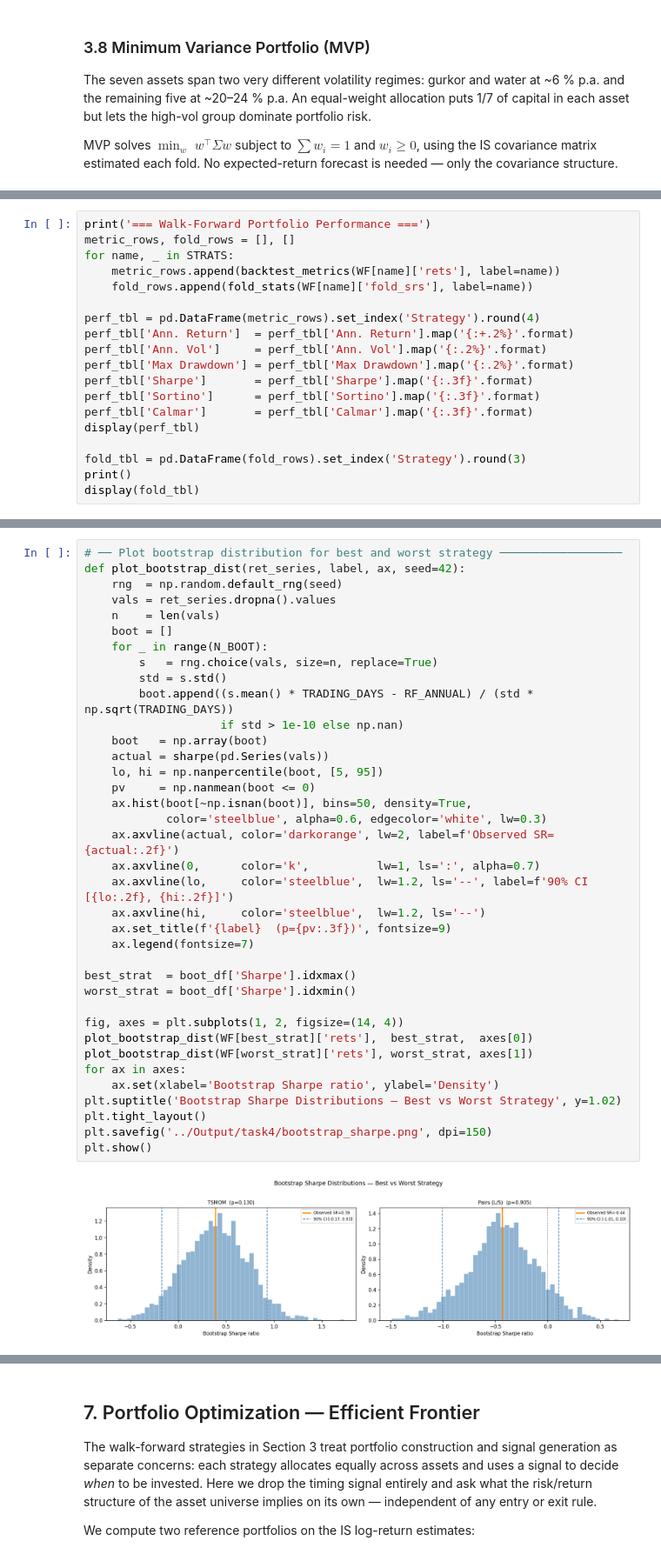
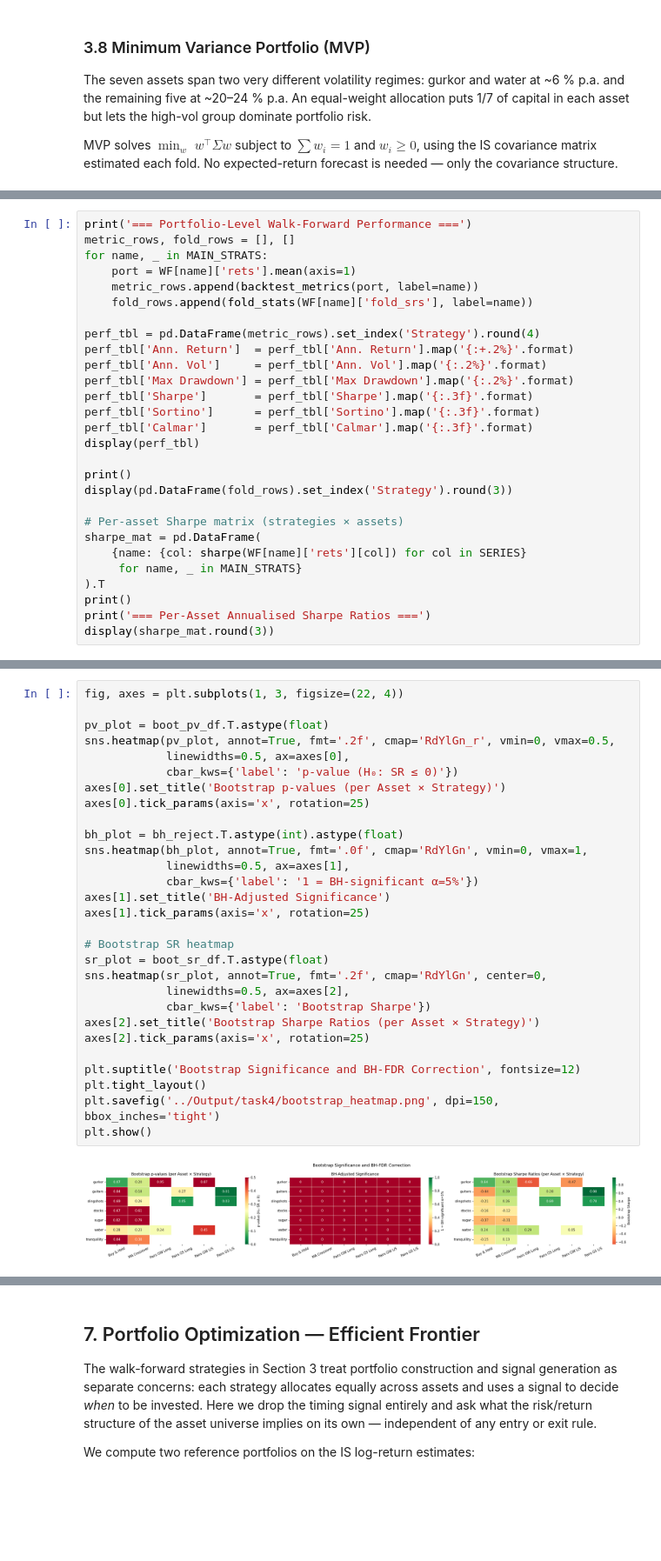
Before and after one commit to PeOll/TMS088, a Jupyter notebook: Subtasks-2/task4-merged.ipynb, the cells around one changed output, grey strips where cells are left out. Shown at 87% size. Drawn from its saved outputs; the diff is of its cells as text; blank space fills up the shorter version.

```diff
--- a/Subtasks-2/task4-merged.ipynb
+++ b/Subtasks-2/task4-merged.ipynb
@@ -468,9 +554,10 @@ Running walk-forward (~2–3 min)...
 Done.
 # %%
-print('=== Walk-Forward Portfolio Performance ===')
+print('=== Portfolio-Level Walk-Forward Performance ===')
 metric_rows, fold_rows = [], []
-for name, _ in STRATS:
-    metric_rows.append(backtest_metrics(WF[name]['rets'], label=name))
+for name, _ in MAIN_STRATS:
+    port = WF[name]['rets'].mean(axis=1)
+    metric_rows.append(backtest_metrics(port, label=name))
     fold_rows.append(fold_stats(WF[name]['fold_srs'], label=name))
 
 perf_tbl = pd.DataFrame(metric_rows).set_index('Strategy').round(4)
@@ -482,7 +569,15 @@ perf_tbl['Sortino']      = perf_tbl['Sortino'].map('{:.3f}'.format)
 perf_tbl['Calmar']       = perf_tbl['Calmar'].map('{:.3f}'.format)
 display(perf_tbl)
 
-fold_tbl = pd.DataFrame(fold_rows).set_index('Strategy').round(3)
 print()
-display(fold_tbl)
+display(pd.DataFrame(fold_rows).set_index('Strategy').round(3))
+
+# Per-asset Sharpe matrix (strategies × assets)
+sharpe_mat = pd.DataFrame(
+    {name: {col: sharpe(WF[name]['rets'][col]) for col in SERIES}
+     for name, _ in MAIN_STRATS}
+).T
+print()
+print('=== Per-Asset Annualised Sharpe Ratios ===')
+display(sharpe_mat.round(3))
 # %% [output]
@@ -622,42 +771,34 @@ MVP            0.172    0.298 -0.357   0.709           False
 # %%
-# ── Plot bootstrap distribution for best and worst strategy ──────────────────
-def plot_bootstrap_dist(ret_series, label, ax, seed=42):
-    rng  = np.random.default_rng(seed)
-    vals = ret_series.dropna().values
-    n    = len(vals)
-    boot = []
-    for _ in range(N_BOOT):
-        s   = rng.choice(vals, size=n, replace=True)
-        std = s.std()
-        boot.append((s.mean() * TRADING_DAYS - RF_ANNUAL) / (std * np.sqrt(TRADING_DAYS))
-                    if std > 1e-10 else np.nan)
-    boot   = np.array(boot)
-    actual = sharpe(pd.Series(vals))
-    lo, hi = np.nanpercentile(boot, [5, 95])
-    pv     = np.nanmean(boot <= 0)
-    ax.hist(boot[~np.isnan(boot)], bins=50, density=True,
-            color='steelblue', alpha=0.6, edgecolor='white', lw=0.3)
-    ax.axvline(actual, color='darkorange', lw=2, label=f'Observed SR={actual:.2f}')
-    ax.axvline(0,      color='k',          lw=1, ls=':', alpha=0.7)
-    ax.axvline(lo,     color='steelblue',  lw=1.2, ls='--', label=f'90% CI [{lo:.2f}, {hi:.2f}]')
-    ax.axvline(hi,     color='steelblue',  lw=1.2, ls='--')
-    ax.set_title(f'{label}  (p={pv:.3f})', fontsize=9)
-    ax.legend(fontsize=7)
+fig, axes = plt.subplots(1, 3, figsize=(22, 4))
 
-best_strat  = boot_df['Sharpe'].idxmax()
-worst_strat = boot_df['Sharpe'].idxmin()
+pv_plot = boot_pv_df.T.astype(float)
+sns.heatmap(pv_plot, annot=True, fmt='.2f', cmap='RdYlGn_r', vmin=0, vmax=0.5,
+            linewidths=0.5, ax=axes[0],
+            cbar_kws={'label': 'p-value (H₀: SR ≤ 0)'})
+axes[0].set_title('Bootstrap p-values (per Asset × Strategy)')
+axes[0].tick_params(axis='x', rotation=25)
 
-fig, axes = plt.subplots(1, 2, figsize=(14, 4))
-plot_bootstrap_dist(WF[best_strat]['rets'],  best_strat,  axes[0])
-plot_bootstrap_dist(WF[worst_strat]['rets'], worst_strat, axes[1])
-for ax in axes:
-    ax.set(xlabel='Bootstrap Sharpe ratio', ylabel='Density')
-plt.suptitle('Bootstrap Sharpe Distributions — Best vs Worst Strategy', y=1.02)
+bh_plot = bh_reject.T.astype(int).astype(float)
+sns.heatmap(bh_plot, annot=True, fmt='.0f', cmap='RdYlGn', vmin=0, vmax=1,
+            linewidths=0.5, ax=axes[1],
+            cbar_kws={'label': '1 = BH-significant α=5%'})
+axes[1].set_title('BH-Adjusted Significance')
+axes[1].tick_params(axis='x', rotation=25)
+
+# Bootstrap SR heatmap
+sr_plot = boot_sr_df.T.astype(float)
+sns.heatmap(sr_plot, annot=True, fmt='.2f', cmap='RdYlGn', center=0,
+            linewidths=0.5, ax=axes[2],
+            cbar_kws={'label': 'Bootstrap Sharpe'})
+axes[2].set_title('Bootstrap Sharpe Ratios (per Asset × Strategy)')
+axes[2].tick_params(axis='x', rotation=25)
+
+plt.suptitle('Bootstrap Significance and BH-FDR Correction', fontsize=12)
 plt.tight_layout()
-plt.savefig('../Output/task4/bootstrap_sharpe.png', dpi=150)
+plt.savefig('../Output/task4/bootstrap_heatmap.png', dpi=150, bbox_inches='tight')
 plt.show()
 # %% [output]
-[figure, old version]
+[figure, new version]
 # %% [markdown]
 ## 6. Parameter Stability
 
```
Also changed, not shown: parts of 41 cells of this notebook, 8 other files.
